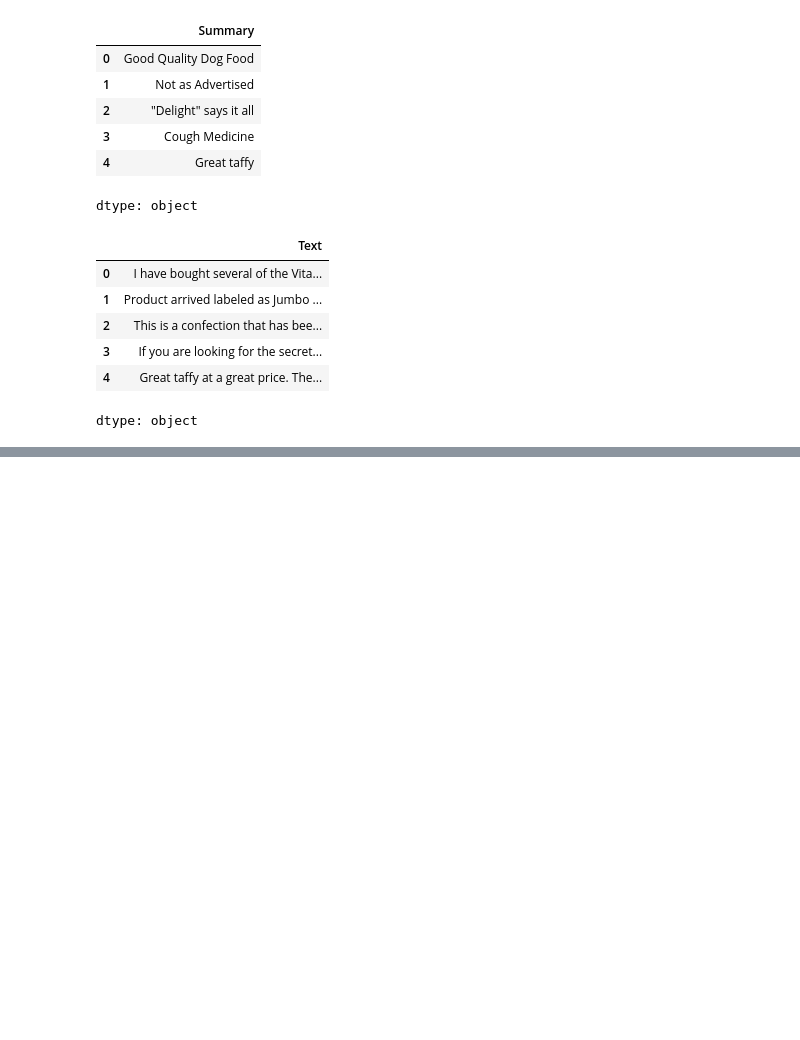
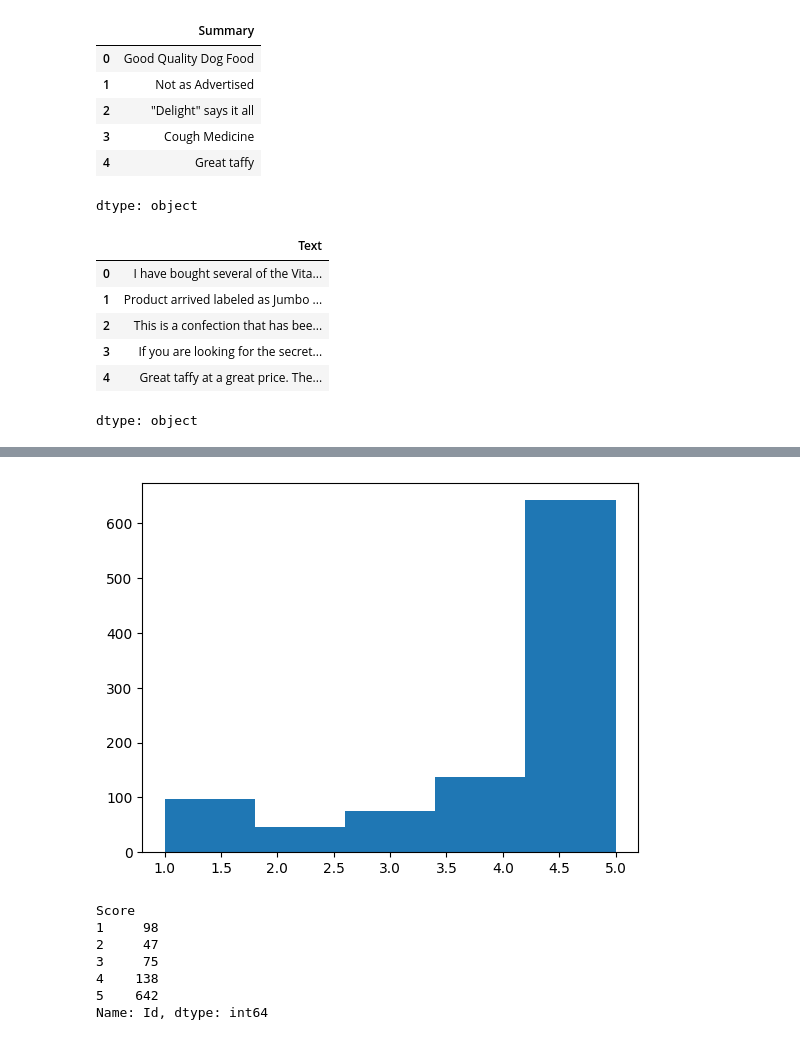
Before and after one commit to ruchi0451/NLP_AD, a Jupyter notebook: Sentiment_Analysis.ipynb, the cells around one changed output, grey strips where cells are left out. Drawn from its saved outputs; the diff is of its cells as text; code cells hidden in the pictures; blank space fills up the shorter version.

```diff
--- a/Sentiment_Analysis.ipynb
+++ b/Sentiment_Analysis.ipynb
@@ -79,0 +96,15 @@ True
+# %%
+reviews = df
+reviews.dropna(inplace=True)
+reviews.Score.hist(bins=5,grid=False)
+plt.show()
+print(reviews.groupby('Score').count().Id)
+# %% [output]
+[figure, added]
+Score
+1     98
+2     47
+3     75
+4    138
+5    642
+Name: Id, dtype: int64
```
Also changed, not shown: parts of 16 cells of this notebook.
